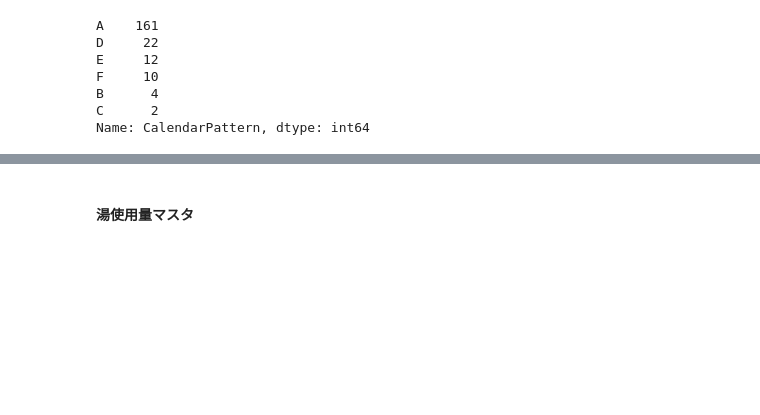
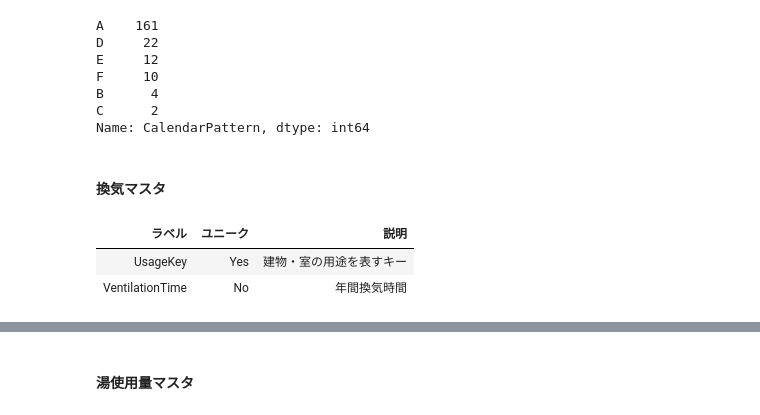
Before and after one commit to BRI-EES-House/building, a Jupyter notebook: reorganize_data_table/make_master_tables.ipynb, the cells around one changed output, grey strips where cells are left out. Cells and saved outputs as stored; diff of their text form; code cells hidden in the pictures; blank space fills up the shorter version.

```diff
--- a/reorganize_data_table/make_master_tables.ipynb
+++ b/reorganize_data_table/make_master_tables.ipynb
@@ -165,3 +168,11 @@ F     10
 B      4
 C      2
 Name: CalendarPattern, dtype: int64
+# %% [markdown]
+#### 換気マスタ
+# %%
+get_record(master_name='換気マスタ')
+# %% [output]
+| ラベル | ユニーク | 説明 |
+| UsageKey | Yes | 建物・室の用途を表すキー |
+| VentilationTime | No | 年間換気時間 |
```
Also changed, not shown: parts of 5 cells of this notebook, 8 other files.
